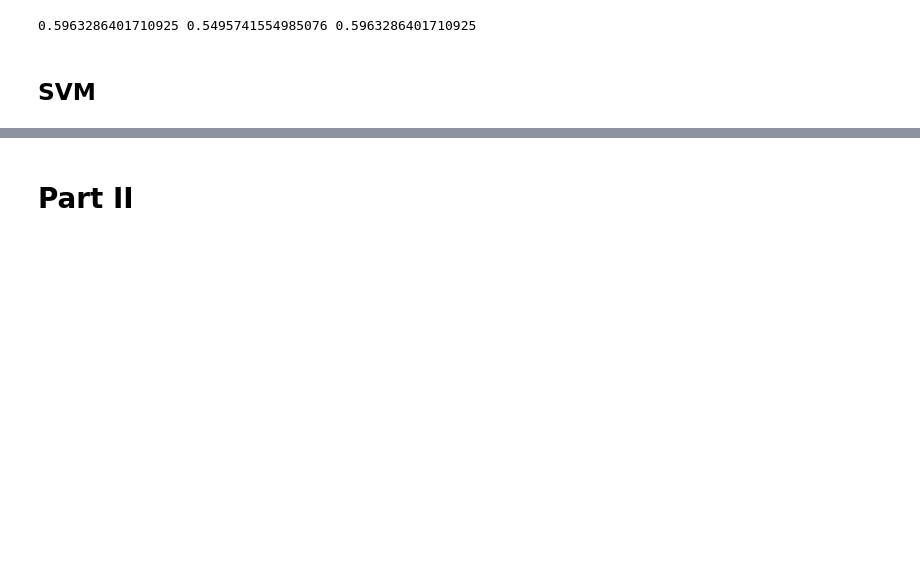
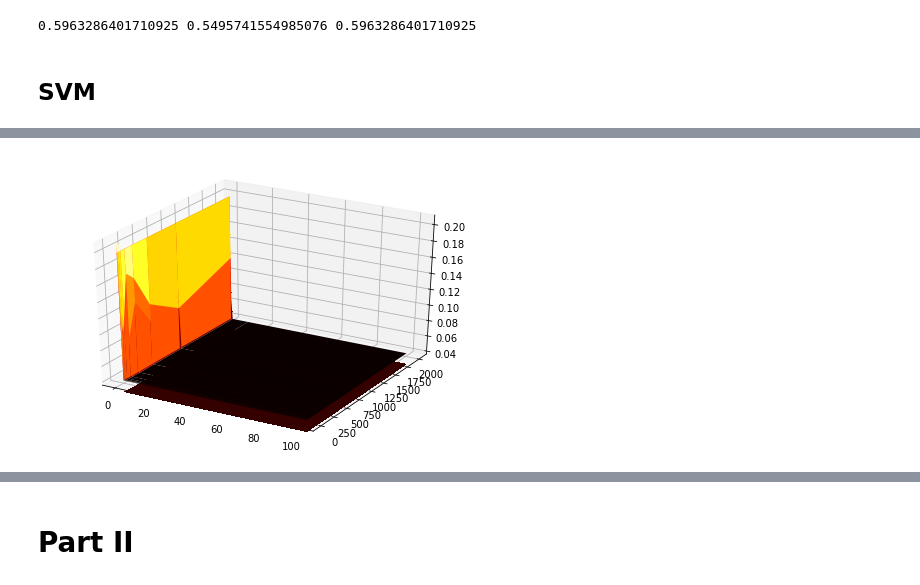
Before and after one commit to drdh/Courses, a Jupyter notebook: AI/Lab2/Lab2.ipynb, the cells around one changed output, grey strips where cells are left out. Saved outputs shown, nothing was run; the diff lists cells and outputs as text; code cells hidden in the pictures; blank space fills up the shorter version.

```diff
--- a/AI/Lab2/Lab2.ipynb
+++ b/AI/Lab2/Lab2.ipynb
@@ -253,10 +253,10 @@ def createTree(trainset,trainlabel,testset,testlabel):
     return classification_evaluation(testlabel,ypred)
 # %%
 #5-fold cross validation
-Micro_F1_matrix=np.zeros((len(k_parameter),5),dtype=float)
+Micro_F1_matrix=np.zeros(5,dtype=float)
 for i,trainset,trainlabel,testset,testlabel in split_data_5_fold(train_data):
     ypred,Accuracy,Macro_F1,Micro_F1=createTree(trainset,trainlabel,testset,testlabel)
-    Micro_F1_matrix[k_i,i]=Micro_F1
+    Micro_F1_matrix[i]=Micro_F1
     print("fold={},Micro_F1={}".format(i,Micro_F1))
 # %% [output]
 fold=0,Micro_F1=0.5582535085765203
@@ -364,10 +363,25 @@ def multiClassSVM(trainset,trainlabel,testset,testlabel,sigma,C):
 
     ypred=category[ypred_binary.argmax(axis=1)]
     return classification_evaluation(testlabel,ypred)
+# %%
+threshold=0.7
+data=np.vstack((train_data,test_data))
+data_PCA=PCA(data,threshold)
+(train_data_PCA,test_data_PCA)=np.vsplit(data_PCA,(train_data.shape[0],data.shape[0]))[:2]
 # %%
-total=5000
-step=testlabel.shape[0]//50
+total=1200
+step=(train_data_PCA.shape[0]-total)//100
 #step=1
-trainset,trainlabel,testset,testlabel=train_data[:total,:6],train_data[:total,6],test_data[::step,:6],test_data[::step,6]
+trainset,trainlabel,testset,testlabel=train_data_PCA[:total,:-1],train_data_PCA[:total,-1],train_data_PCA[total::step,:-1],train_data_PCA[total::step,-1]
 trainset=(trainset-trainset.mean(axis=0))/trainset.std(axis=0)
 testset=(testset-testset.mean(axis=0))/testset.std(axis=0)
+# %%
+#validation: Not 5-fold; because of computation resourses
+sigma_range=[0,0.01,0.015,0.2,0.3,1,10,100]
+C_range=[1,2,4,8,16,32,64,128,256,512,1024,2018]
+sigma_C=[(s,c)for s in sigma_range for c in C_range]
+Micro_F1_matrix=np.empty((len(sigma_range),len(C_range)),dtype=float)
+for i,(sigma,C) in enumerate(sigma_C):
+    ypred,Accuracy,Macro_F1,Micro_F1=multiClassSVM(trainset,trainlabel.astype(int),testset,testlabel.astype(int),sigma,C)
+    Micro_F1_matrix[i//len(C_range),i%len(C_range)]=Micro_F1
+    print("({} of {} ): sigma={},C={},Micro_F1={}".format(i+1,len(sigma_C),sigma,C,Micro_F1))
@@ -373,0 +438,16 @@ testset=(testset-testset.mean(axis=0))/testset.std(axis=0)
+# %%
+from mpl_toolkits.mplot3d import Axes3D
+
+fig=plt.figure()
+ax=Axes3D(fig)
+X=sigma_range
+Y=C_range
+X, Y = np.meshgrid(X, Y)
+Z=Micro_F1_matrix.T
+
+ax.plot_surface(X,Y,Z,cmap=plt.cm.hot)
+ax.contourf(X, Y, Z,cmap=plt.cm.hot)
+plt.savefig("graph/PartI/SVM/Sigma_C_F1.png",dpi=1000)
+plt.show()
+# %% [output]
+[figure, added]
```
Also changed, not shown: parts of 18 cells of this notebook, 3 other files.
